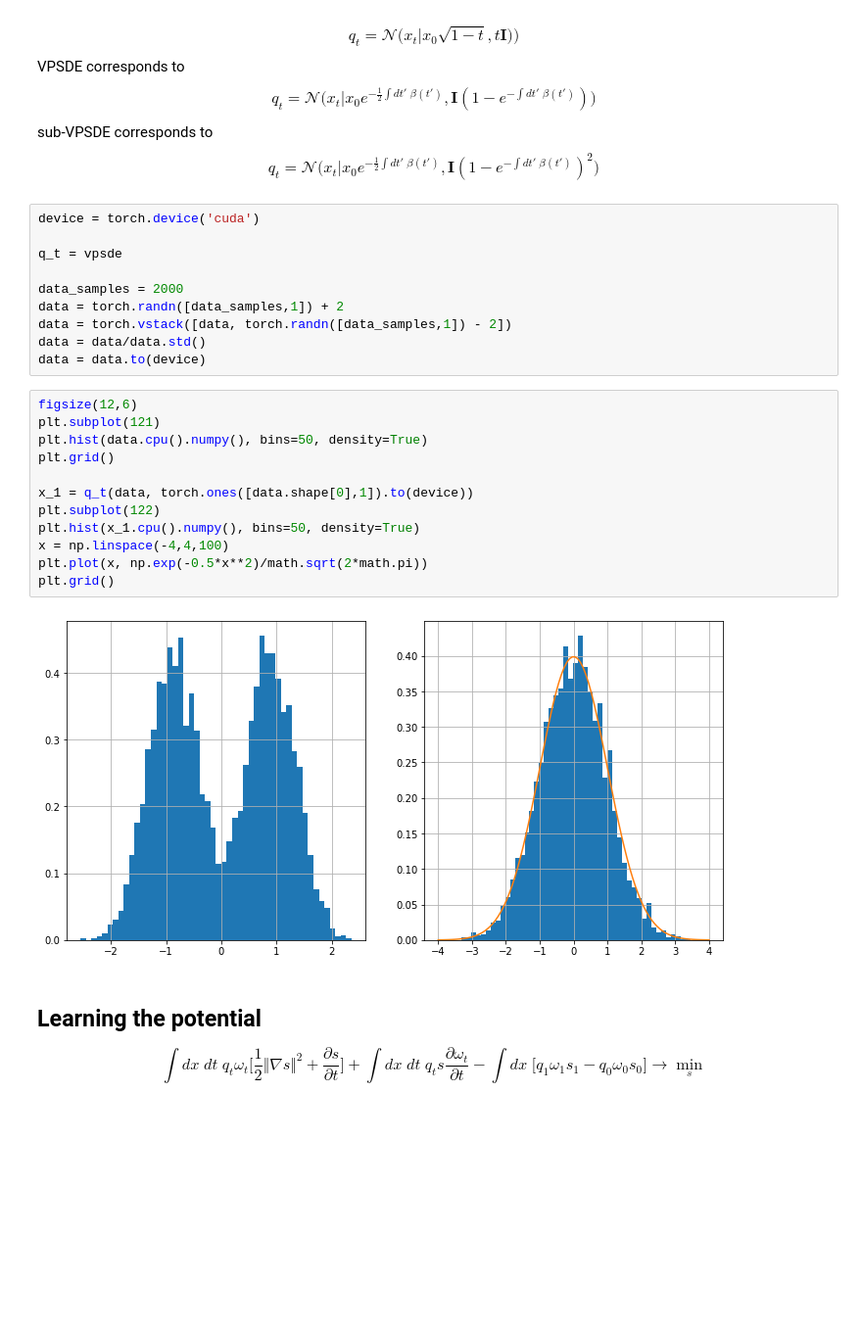
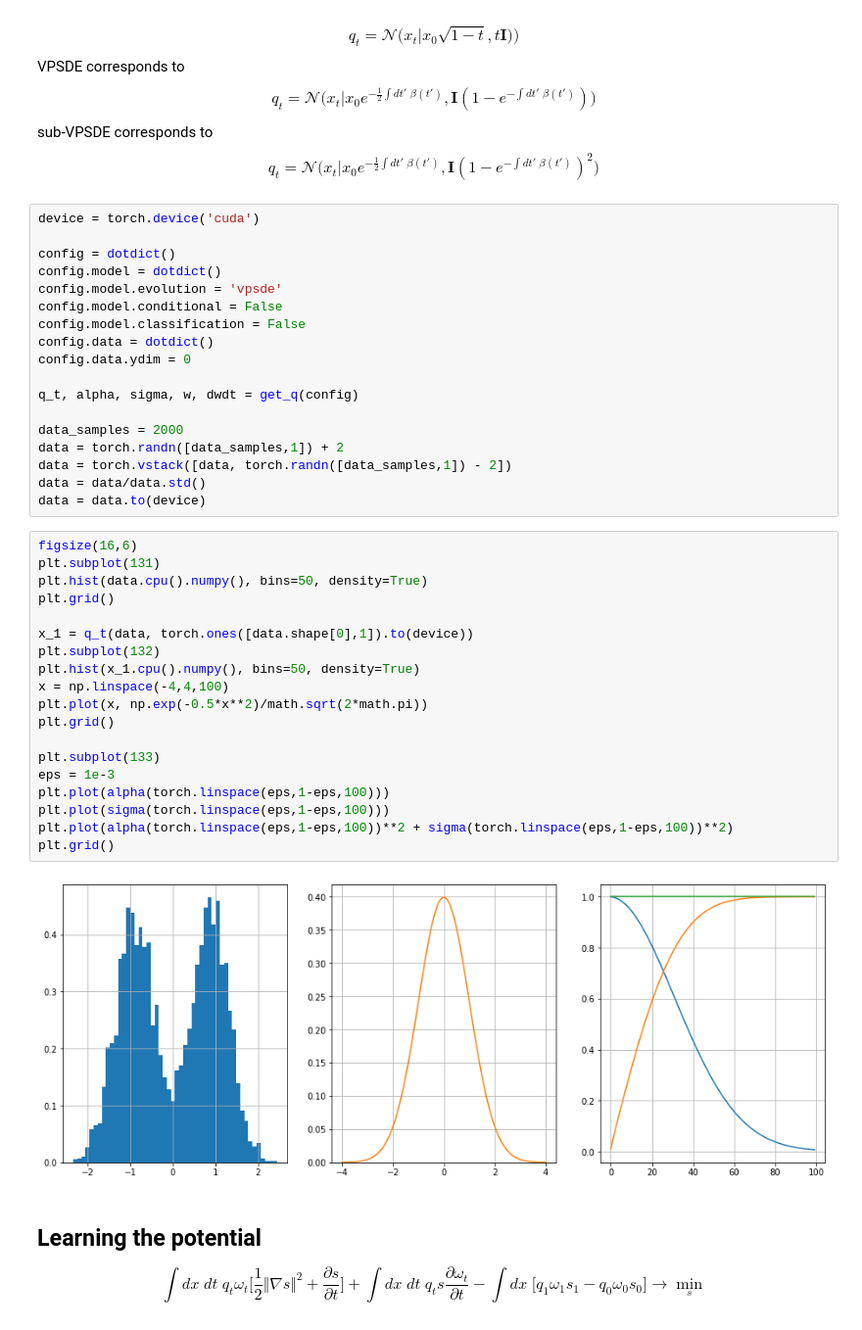
Before and after one commit to necludov/action-matching-pytorch, a Jupyter notebook: notebooks/VP-DDPM.ipynb, the cells around one changed output. Shown at 98% size. Cells and saved outputs as stored; diff of their text form; blank space fills up the shorter version.

Commit message:
conditional generation, adaptive loss

```diff
--- a/notebooks/VP-DDPM.ipynb
+++ b/notebooks/VP-DDPM.ipynb
@@ -39,7 +39,15 @@ $$q_t = \mathcal{N}\bigg(x_t|x_0e^{-\frac{1}{2}\int dt'\;\beta(t')},\mathbf{I}(1
 # %%
 device = torch.device('cuda')
 
-q_t = vpsde
+config = dotdict()
+config.model = dotdict()
+config.model.evolution = 'vpsde'
+config.model.conditional = False
+config.model.classification = False
+config.data = dotdict()
+config.data.ydim = 0
+
+q_t, alpha, sigma, w, dwdt = get_q(config)
 
 data_samples = 2000
 data = torch.randn([data_samples,1]) + 2
@@ -47,19 +55,26 @@ data = torch.vstack([data, torch.randn([data_samples,1]) - 2])
 data = data/data.std()
 data = data.to(device)
 # %%
-figsize(12,6)
-plt.subplot(121)
+figsize(16,6)
+plt.subplot(131)
 plt.hist(data.cpu().numpy(), bins=50, density=True)
 plt.grid()
 
 x_1 = q_t(data, torch.ones([data.shape[0],1]).to(device))
-plt.subplot(122)
+plt.subplot(132)
 plt.hist(x_1.cpu().numpy(), bins=50, density=True)
 x = np.linspace(-4,4,100)
 plt.plot(x, np.exp(-0.5*x**2)/math.sqrt(2*math.pi))
 plt.grid()
+
+plt.subplot(133)
+eps = 1e-3
+plt.plot(alpha(torch.linspace(eps,1-eps,100)))
+plt.plot(sigma(torch.linspace(eps,1-eps,100)))
+plt.plot(alpha(torch.linspace(eps,1-eps,100))**2 + sigma(torch.linspace(eps,1-eps,100))**2)
+plt.grid()
 # %% [output]
-[figure, old version]
+[figure, new version]
 # %% [markdown]
 ## Learning the potential
 
```
Also changed, not shown: parts of 7 cells of this notebook, 10 other files.
